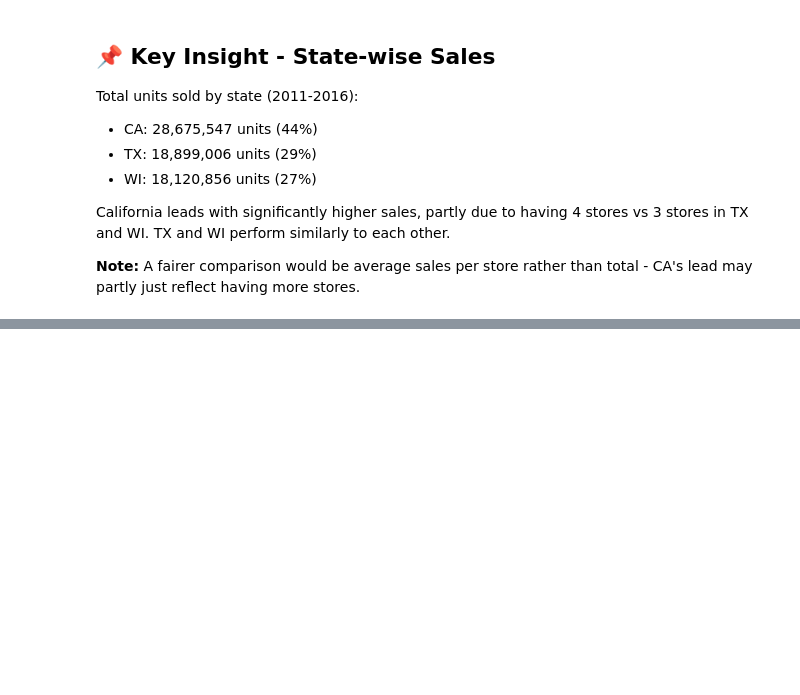
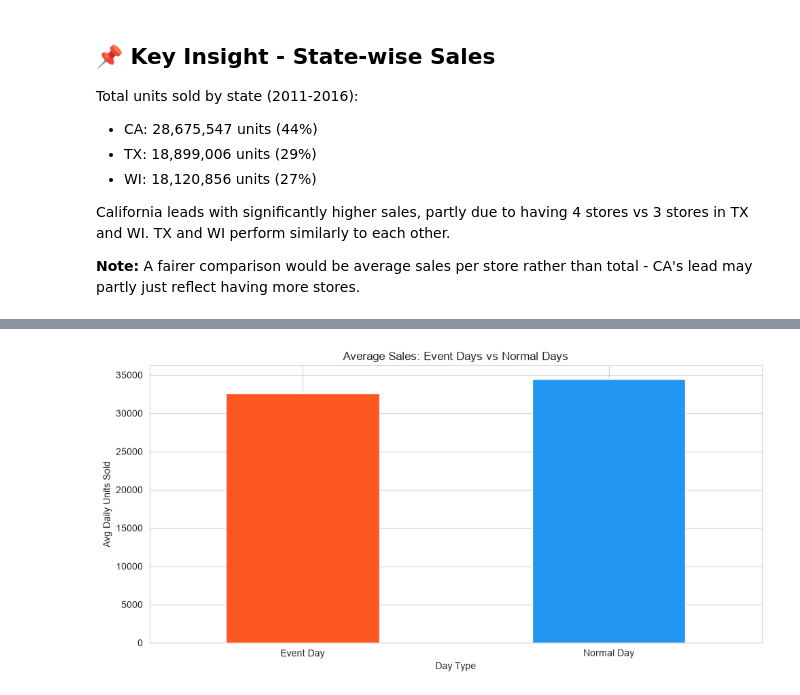
Before and after one commit to saiprasad9900/retail-demand-forecasting, a Jupyter notebook: notebooks/week1_eda.ipynb, the cells around one changed output, grey strips where cells are left out. Drawn from its saved outputs; the diff is of its cells as text; code cells hidden in the pictures; blank space fills up the shorter version.

```diff
--- a/notebooks/week1_eda.ipynb
+++ b/notebooks/week1_eda.ipynb
@@ -156,0 +296,5 @@ than total - CA's lead may partly just reflect having more stores.
+# %%
+# Compare sales on event days vs normal days
+event_sales = daily_totals.groupby(daily_totals['event_name_1'].isna())['total_sales'].mean()
+event_sales.index = ['Event Day', 'Normal Day']
+event_sales
@@ -156,0 +384,11 @@ than total - CA's lead may partly just reflect having more stores.
+# %%
+# Chart 4: Event day vs Normal day sales comparison
+event_sales.plot(kind='bar', color=['#FF5722', '#2196F3'])
+plt.title('Average Sales: Event Days vs Normal Days')
+plt.xlabel('Day Type')
+plt.ylabel('Avg Daily Units Sold')
+plt.xticks(rotation=0)
+plt.tight_layout()
+plt.show()
+# %% [output]
+[figure, added]
```
Also changed, not shown: parts of 24 cells of this notebook.
